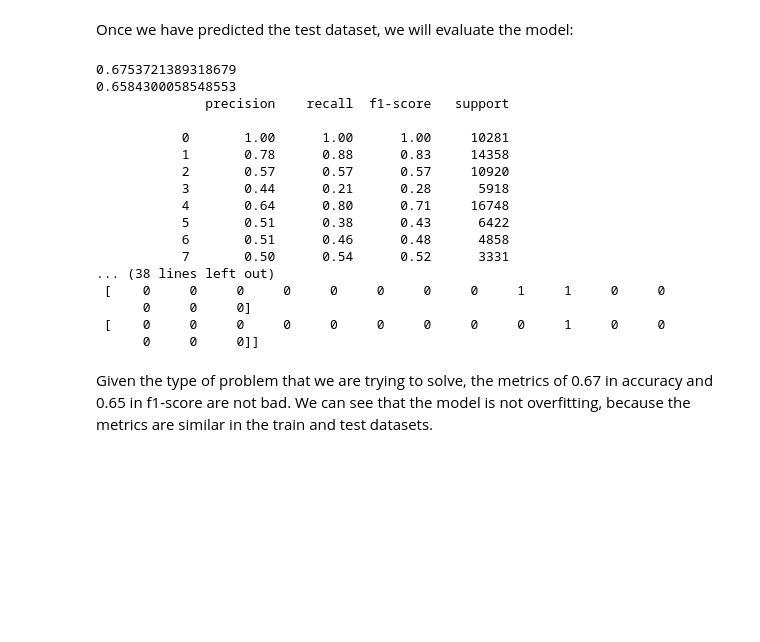
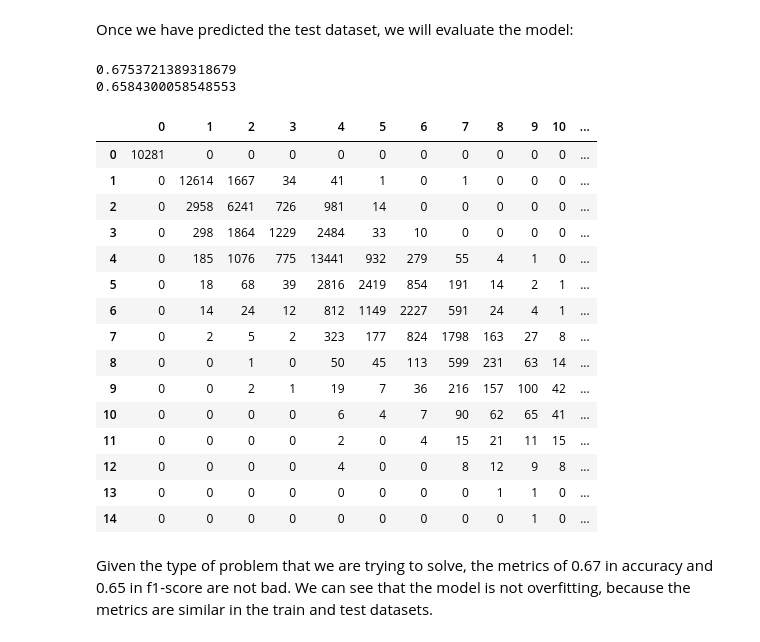
Before and after one commit to xavi-burgos99/kickstarter-projects-analyzer, a Jupyter notebook: analysis.ipynb, the cells around one changed output. Cells and saved outputs as stored; diff of their text form; code cells hidden in the pictures; blank space fills up the shorter version.

```diff
--- a/analysis.ipynb
+++ b/analysis.ipynb
@@ -558,36 +558,42 @@ Once we have predicted the test dataset, we will evaluate the model:
 # %%
 #Print the accuracy of the model
 res = accuracy_score(y_test, y_pred)
 print(res)
 
 # Print the F1 score of the model
 res = f1_score(y_test, y_pred, average='weighted')
 print(res)
 
-# Print the classification report
-res = classification_report(y_test, y_pred)
-print(res)
+# Set the "accuracy" metric for classification report
+metrics = ['accuracy']
+
+# Print the classification report
+res = classification_report(y_test, y_pred, zero_division=0, output_dict=True)
+res = pd.DataFrame(res).transpose()
+display(res)
 
 # Print the confusion matrix
 res = confusion_matrix(y_test, y_pred)
-print(res)
+res = pd.DataFrame(res)
+display(res)
 # %% [output]
 0.6753721389318679
 0.6584300058548553
-              precision    recall  f1-score   support
-
-           0       1.00      1.00      1.00     10281
-           1       0.78      0.88      0.83     14358
-           2       0.57      0.57      0.57     10920
-           3       0.44      0.21      0.28      5918
-           4       0.64      0.80      0.71     16748
-           5       0.51      0.38      0.43      6422
-           6       0.51      0.46      0.48      4858
-           7       0.50      0.54      0.52      3331
-... (38 lines left out)
- [    0     0     0     0     0     0     0     0     1     1     0     0
-      0     0     0]
- [    0     0     0     0     0     0     0     0     0     1     0     0
-      0     0     0]]
+|  | 0 | 1 | 2 | 3 | 4 | 5 | 6 | 7 | 8 | 9 | 10 | ... |
+| 0 | 10281 | 0 | 0 | 0 | 0 | 0 | 0 | 0 | 0 | 0 | 0 | ... |
+| 1 | 0 | 12614 | 1667 | 34 | 41 | 1 | 0 | 1 | 0 | 0 | 0 | ... |
+| 2 | 0 | 2958 | 6241 | 726 | 981 | 14 | 0 | 0 | 0 | 0 | 0 | ... |
+| 3 | 0 | 298 | 1864 | 1229 | 2484 | 33 | 10 | 0 | 0 | 0 | 0 | ... |
+| 4 | 0 | 185 | 1076 | 775 | 13441 | 932 | 279 | 55 | 4 | 1 | 0 | ... |
+| 5 | 0 | 18 | 68 | 39 | 2816 | 2419 | 854 | 191 | 14 | 2 | 1 | ... |
+| 6 | 0 | 14 | 24 | 12 | 812 | 1149 | 2227 | 591 | 24 | 4 | 1 | ... |
+| 7 | 0 | 2 | 5 | 2 | 323 | 177 | 824 | 1798 | 163 | 27 | 8 | ... |
+| 8 | 0 | 0 | 1 | 0 | 50 | 45 | 113 | 599 | 231 | 63 | 14 | ... |
+| 9 | 0 | 0 | 2 | 1 | 19 | 7 | 36 | 216 | 157 | 100 | 42 | ... |
+| 10 | 0 | 0 | 0 | 0 | 6 | 4 | 7 | 90 | 62 | 65 | 41 | ... |
+| 11 | 0 | 0 | 0 | 0 | 2 | 0 | 4 | 15 | 21 | 11 | 15 | ... |
+| 12 | 0 | 0 | 0 | 0 | 4 | 0 | 0 | 8 | 12 | 9 | 8 | ... |
+| 13 | 0 | 0 | 0 | 0 | 0 | 0 | 0 | 0 | 1 | 1 | 0 | ... |
+| 14 | 0 | 0 | 0 | 0 | 0 | 0 | 0 | 0 | 0 | 1 | 0 | ... |
 # %% [markdown]
 Given the type of problem that we are trying to solve, the metrics of 0.67 in accuracy and 0.65 in f1-score are not bad. We can see that the model is not overfitting, because the metrics are similar in the train and test datasets.
```
Also changed, not shown: 4 other files.
